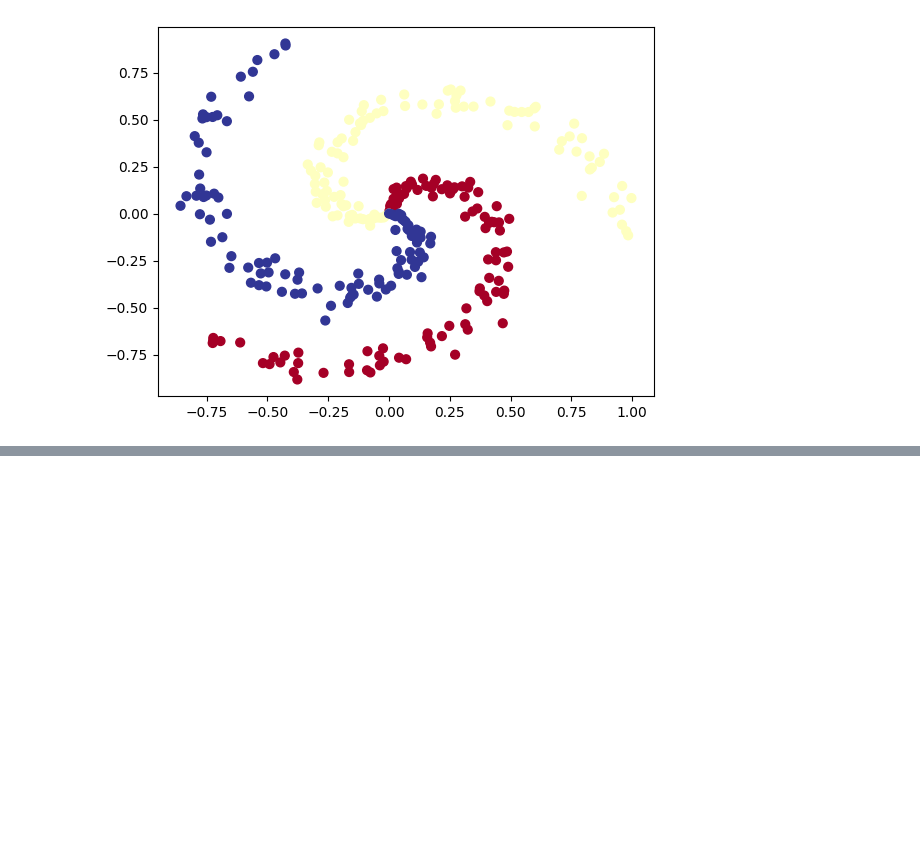
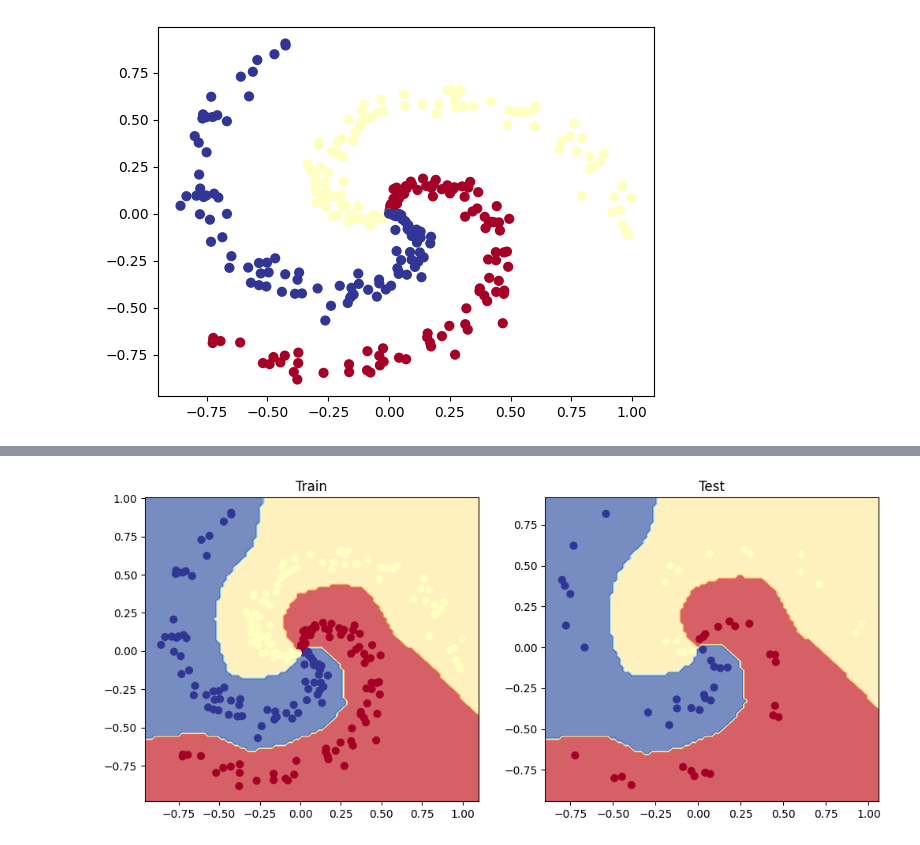
Before and after one commit to buidler/pytorch-playground, a Jupyter notebook: learn_ztm/02_pytorch_classification/exercises/02_pytorch_classification_exercises.ipynb, the cells around one changed output, grey strips where cells are left out. Cells and saved outputs as stored; diff of their text form; code cells hidden in the pictures; blank space fills up the shorter version.

```diff
--- a/learn_ztm/02_pytorch_classification/exercises/02_pytorch_classification_exercises.ipynb
+++ b/learn_ztm/02_pytorch_classification/exercises/02_pytorch_classification_exercises.ipynb
@@ -415,35 +453,38 @@ Pred labels:
 # %%
 # Setup loss function and optimizer
-# loss_fn =
-# optimizer =
+loss_fn = nn.CrossEntropyLoss()
+optimizer = torch.optim.Adam(model_1.parameters(), lr=0.001)
 # %%
 # Build a training loop for the model
-
+epochs = 1000
 # Loop over data
 
-
+for epoch in range(epochs):
   ## Training
-
+  model_1.train()
   # 1. Forward pass
-
+  model_1(X_train)
 
   # 2. Calculate the loss
-
+  loss = loss_fn(model_1(X_train), y_train)
 
   # 3. Optimizer zero grad
-
+  optimizer.zero_grad()
 
   # 4. Loss backward
-
+  loss.backward()
 
   # 5. Optimizer step
-
+  optimizer.step()
 
   ## Testing
-
-
+  model_1.eval()
+  with torch.inference_mode():
     # 1. Forward pass
-
+    model_1(X_test)
     # 2. Caculate loss and acc
-
+    loss = loss_fn(model_1(X_test), y_test)
+    acc = acc_fn(model_1(X_test), y_test)
   # Print out what's happening every 100 epochs
+  if epoch%100 == 0:
+      print(f"epoch: {epoch}, loss: {loss:.4f}, acc: {acc:.4f}")
@@ -451,0 +502,15 @@ Pred labels:
+# %%
+# Plot decision boundaries for training and test sets
+plt.figure(figsize=(12, 5))
+
+plt.subplot(1, 2, 1)
+plot_decision_boundary(model_1, X_train, y_train)
+plt.title("Train")
+
+plt.subplot(1, 2, 2)
+plot_decision_boundary(model_1, X_test, y_test)
+plt.title("Test")
+
+plt.show()
+# %% [output]
+[figure, added]
```
Also changed, not shown: parts of 10 cells of this notebook.
